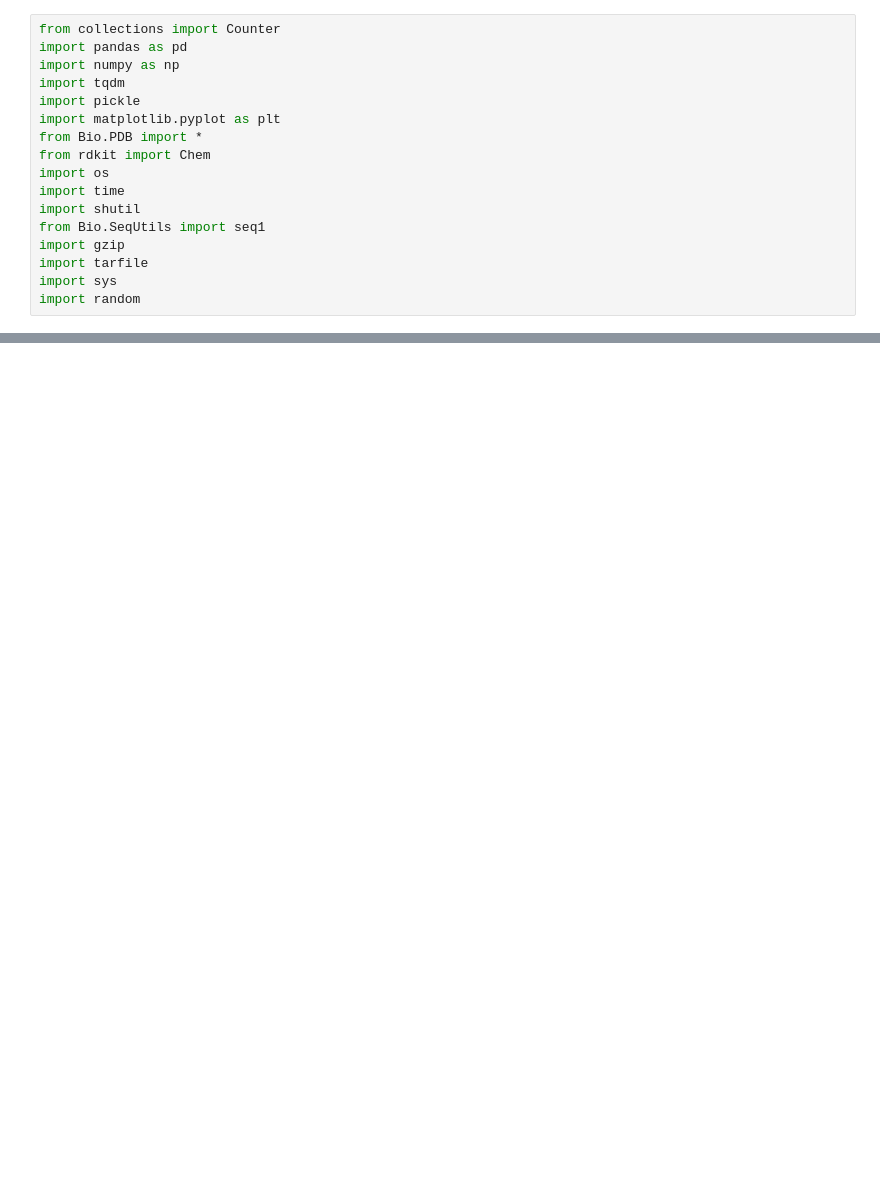
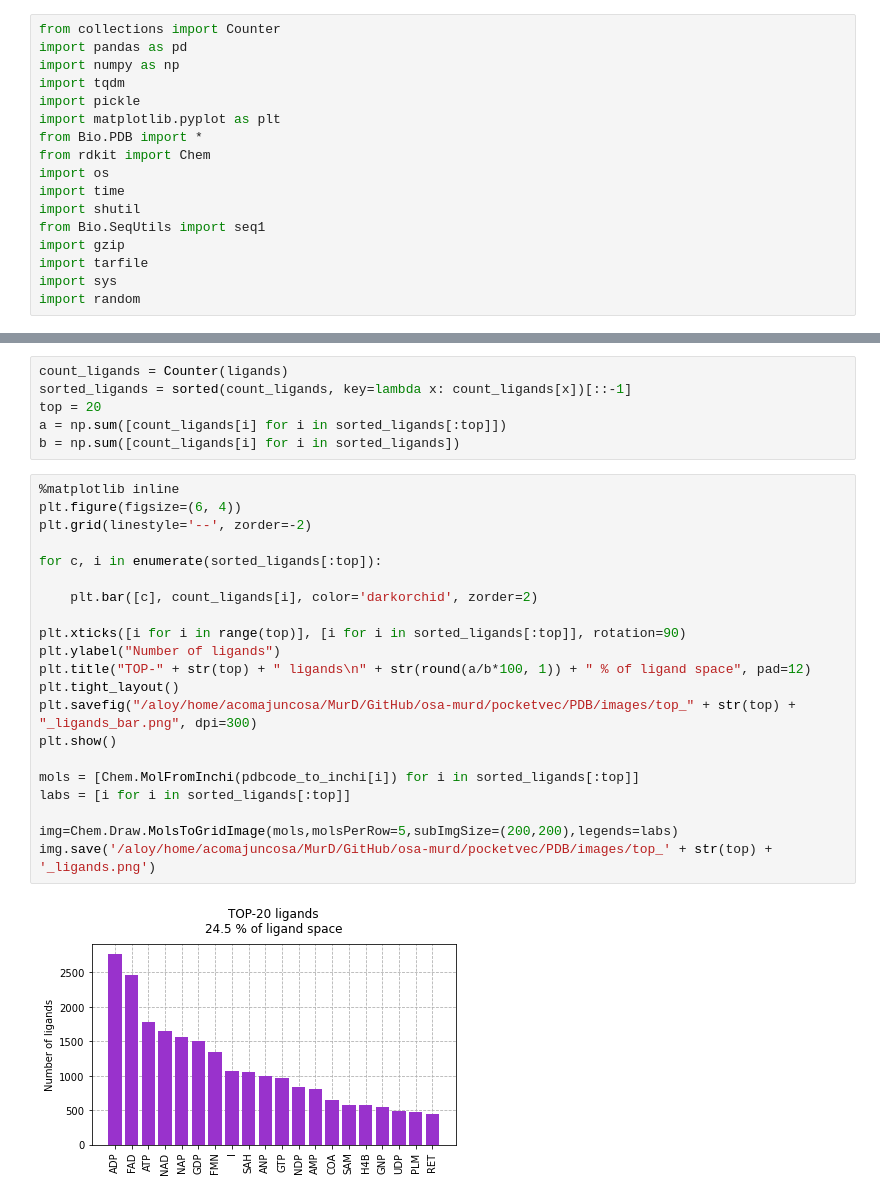
Before and after one commit to ersilia-os/osa-murd, a Jupyter notebook: notebooks/pocketvec_PDB.ipynb, the cells around one changed output, grey strips where cells are left out. Drawn from its saved outputs; the diff is of its cells as text; blank space fills up the shorter version.

Commit message:
Starting PocketVec PDB

```diff
--- a/notebooks/pocketvec_PDB.ipynb
+++ b/notebooks/pocketvec_PDB.ipynb
@@ -103,0 +167,29 @@ True
+# %%
+count_ligands = Counter(ligands)
+sorted_ligands = sorted(count_ligands, key=lambda x: count_ligands[x])[::-1]
+top = 20
+a = np.sum([count_ligands[i] for i in sorted_ligands[:top]])
+b = np.sum([count_ligands[i] for i in sorted_ligands])
+# %%
+%matplotlib inline
+plt.figure(figsize=(6, 4))
+plt.grid(linestyle='--', zorder=-2)
+
+for c, i in enumerate(sorted_ligands[:top]):
+
+    plt.bar([c], count_ligands[i], color='darkorchid', zorder=2)
+
+plt.xticks([i for i in range(top)], [i for i in sorted_ligands[:top]], rotation=90)
+plt.ylabel("Number of ligands")
+plt.title("TOP-" + str(top) + " ligands\n" + str(round(a/b*100, 1)) + " % of ligand space", pad=12)
+plt.tight_layout()
+plt.savefig("/aloy/home/acomajuncosa/MurD/GitHub/osa-murd/pocketvec/PDB/images/top_" + str(top) + "_ligands_bar.png", dpi=300)
+plt.show()
+
+mols = [Chem.MolFromInchi(pdbcode_to_inchi[i]) for i in sorted_ligands[:top]]
+labs = [i for i in sorted_ligands[:top]]
+
+img=Chem.Draw.MolsToGridImage(mols,molsPerRow=5,subImgSize=(200,200),legends=labs)
+img.save('/aloy/home/acomajuncosa/MurD/GitHub/osa-murd/pocketvec/PDB/images/top_' + str(top) + '_ligands.png')
+# %% [output]
+[figure, added]
```
Also changed, not shown: parts of 22 cells of this notebook, 9 other files.
